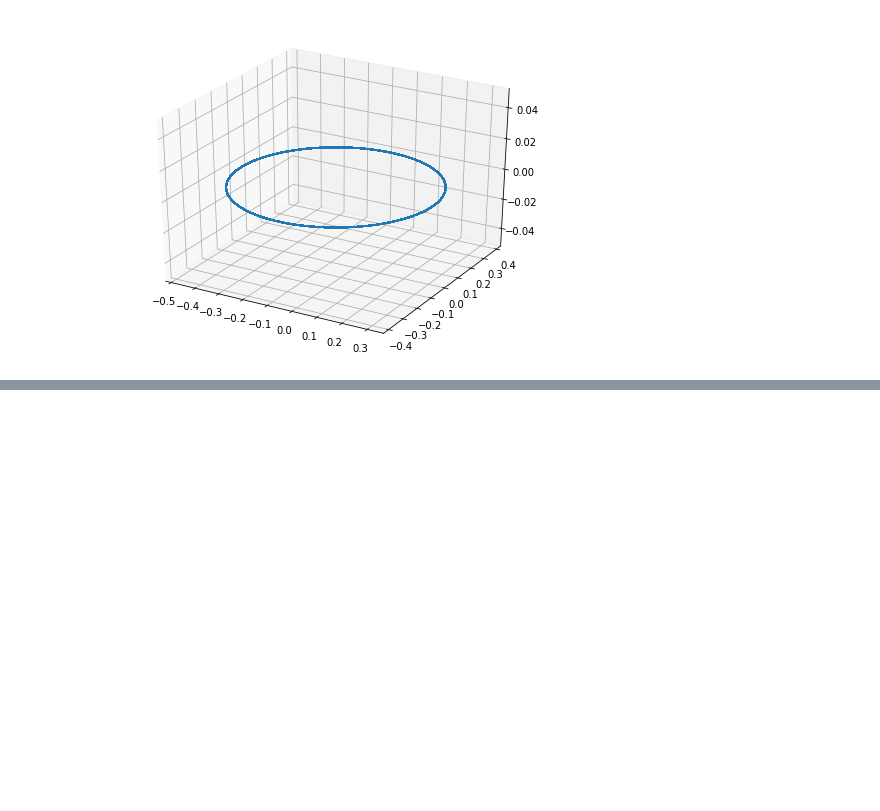
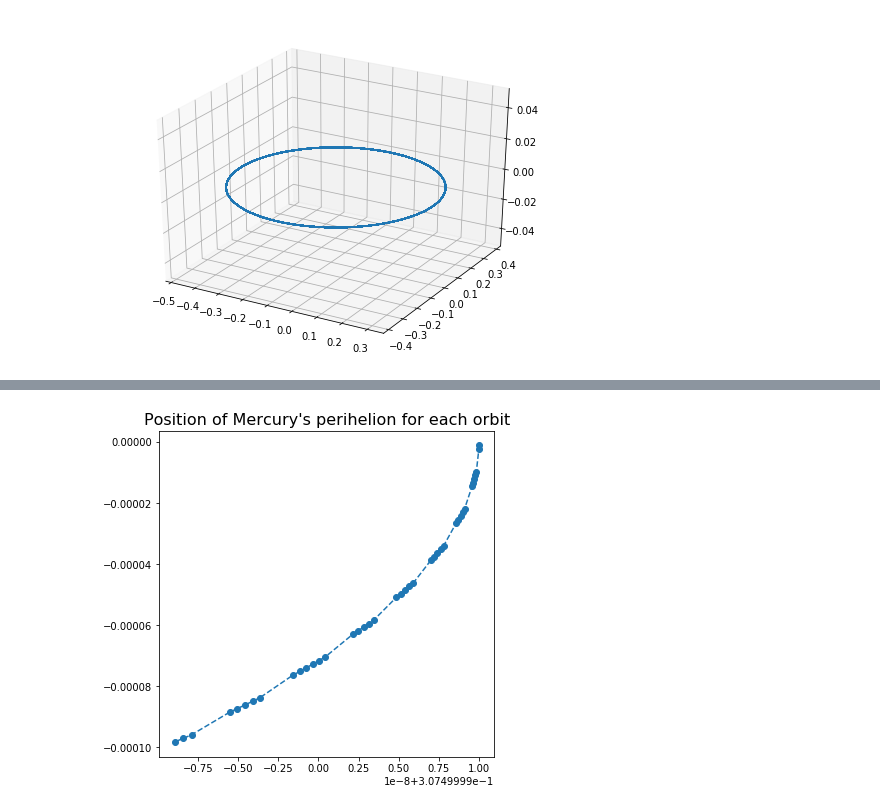
Before and after one commit to auduntre/FYS4150, a Jupyter notebook: Project 3/notebook/Mercury classical.ipynb, the cells around one changed output, grey strips where cells are left out. Cells and saved outputs as stored; diff of their text form; code cells hidden in the pictures; blank space fills up the shorter version.

```diff
--- a/Project 3/notebook/Mercury classical.ipynb
+++ b/Project 3/notebook/Mercury classical.ipynb
@@ -46,0 +47,8 @@ Differnce in perihelion in arcseconds: -140.38946350010517
+# %%
+plt.figure(figsize=(6,6))
+plt.title(r"Position of Mercury's perihelion for each orbit",
+         fontsize=16)
+plt.plot(peri_poss[0, :], peri_poss[1, :], "--o")
+plt.show()
+# %% [output]
+[figure, added]
```
Also changed, not shown: parts of 3 cells of this notebook, 1 other file.
